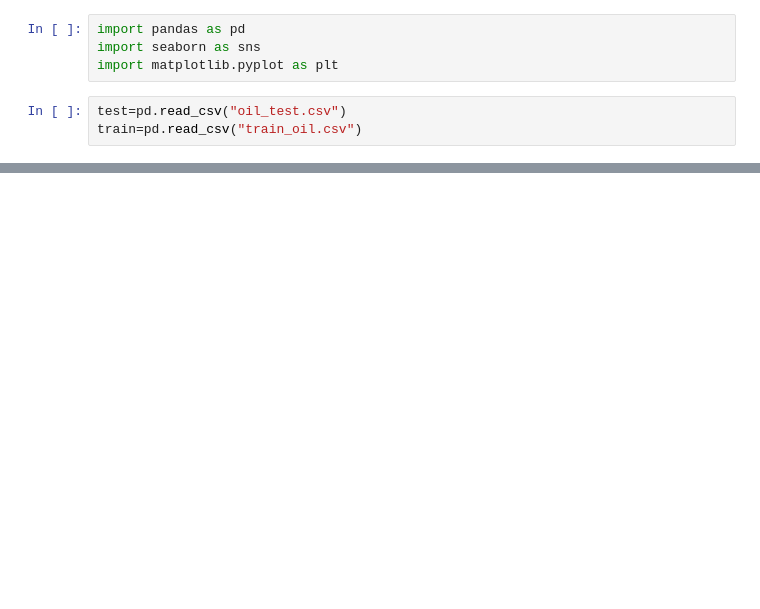
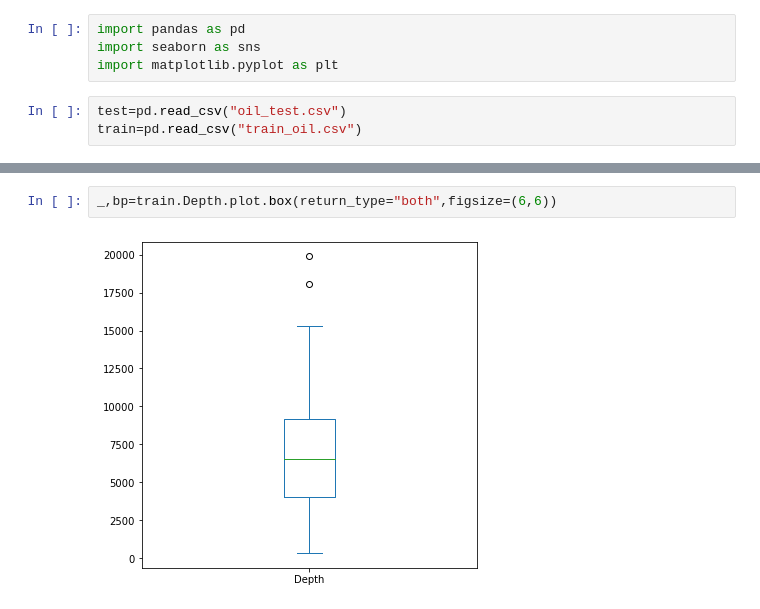
Before and after one commit to DirectNezu/Oilgas-field-prediction, a Jupyter notebook: Oilgas-field-prediction.ipynb, the cells around one changed output, grey strips where cells are left out. Drawn from its saved outputs; the diff is of its cells as text; blank space fills up the shorter version.

```diff
--- a/Oilgas-field-prediction.ipynb
+++ b/Oilgas-field-prediction.ipynb
@@ -25,0 +109,4 @@ train.head()
+# %%
+_,bp=train.Depth.plot.box(return_type="both",figsize=(6,6))
+# %% [output]
+[figure, added]
```
Also changed, not shown: parts of 25 cells of this notebook.
